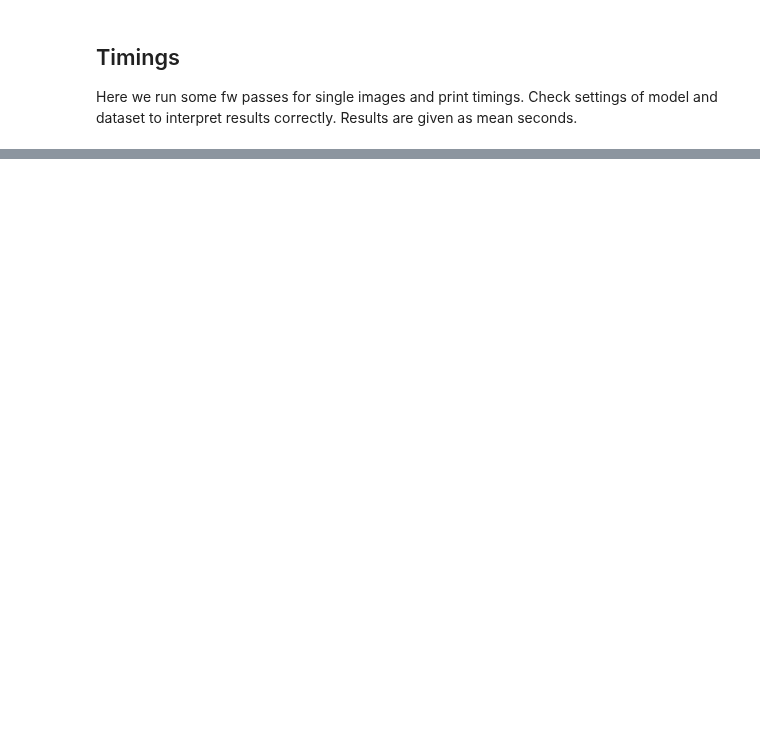
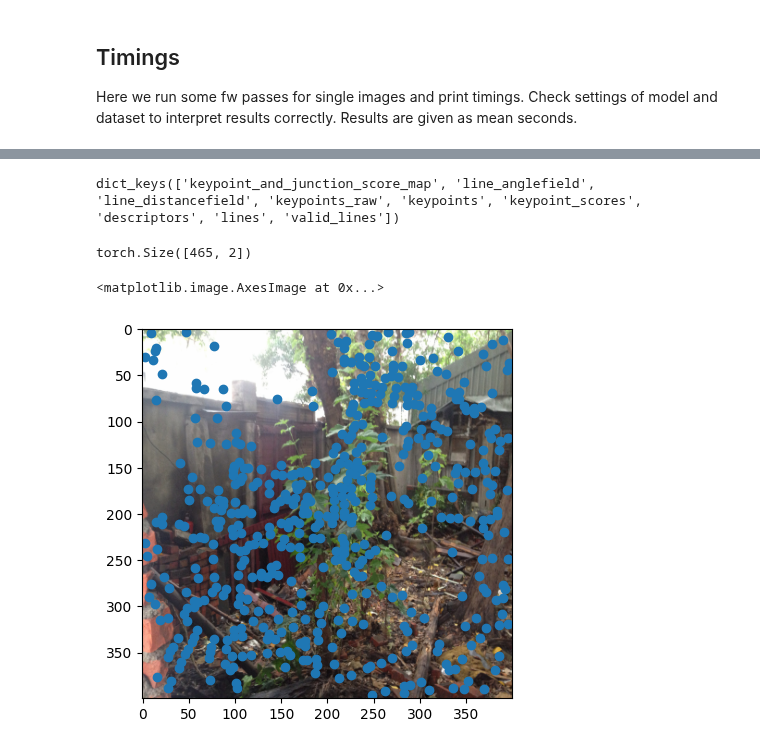
Before and after one commit to cvg/glue-factory, a Jupyter notebook: notebooks/refine_line_detection.ipynb, the cells around one changed output, grey strips where cells are left out. Drawn from its saved outputs; the diff is of its cells as text; code cells hidden in the pictures; blank space fills up the shorter version.

```diff
--- a/notebooks/refine_line_detection.ipynb
+++ b/notebooks/refine_line_detection.ipynb
@@ -244,0 +252,17 @@ NO LINES DETECTED
+# %%
+output_model.keys()
+# %% [output]
+dict_keys(['keypoint_and_junction_score_map', 'line_anglefield', 'line_distancefield', 'keypoints_raw', 'keypoints', 'keypoint_scores', 'descriptors', 'lines', 'valid_lines'])
+# %%
+img_torch = ds[-3]["image"].to(device).unsqueeze(0)
+with torch.no_grad():
+    output_model = jpldd_model({"image": img_torch})
+output_model["lines"][0].shape
+# %% [output]
+torch.Size([465, 2])
+# %%
+plt.scatter(keypoints[:,1],keypoints[:,0])
+plt.imshow(ds[-3]["image"].permute(1, 2, 0))
+# %% [output]
+<matplotlib.image.AxesImage at 0x...>
+[figure, added]
```
Also changed, not shown: parts of 4 cells of this notebook, 1 other file.
